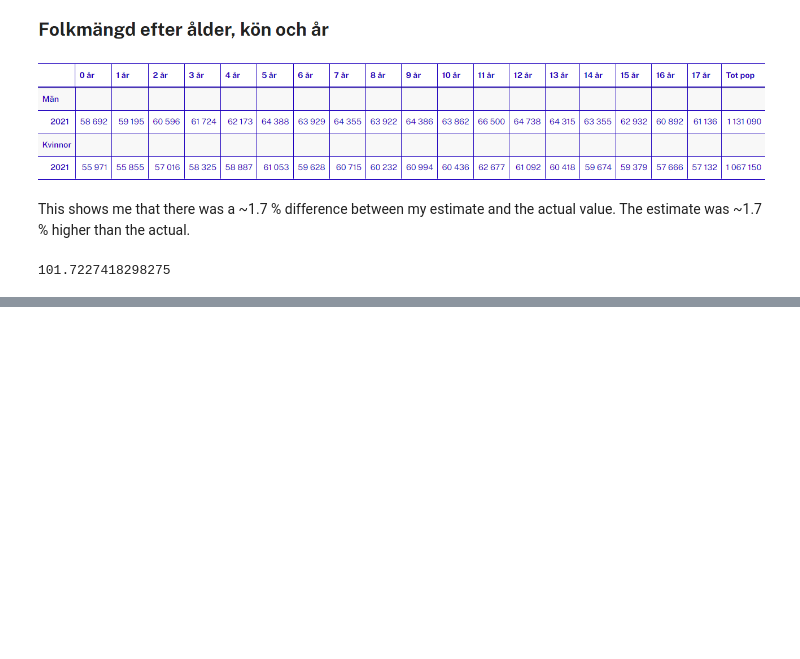
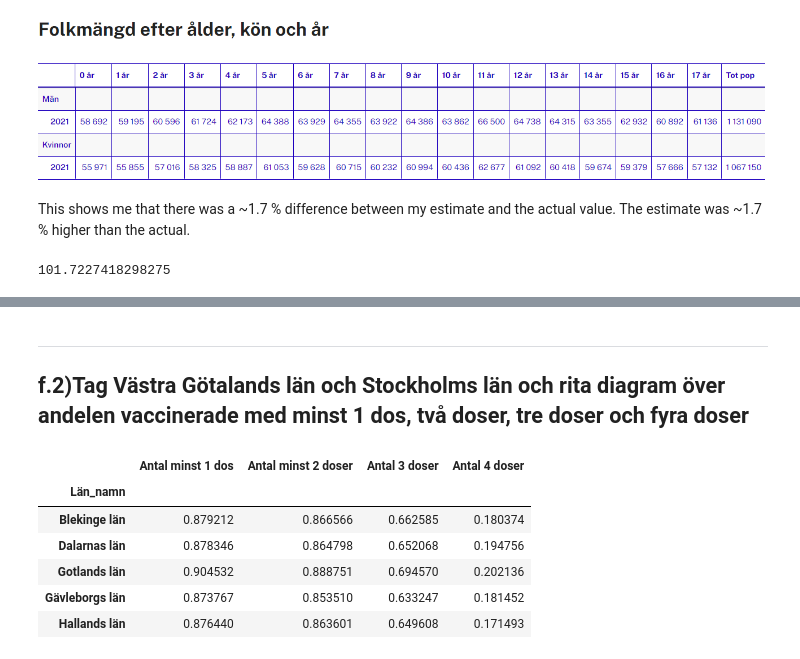
Before and after one commit to JonasBE13/Databehandling-Jonas-Bengtstrom, a Jupyter notebook: LABB 1/Labb_exercise_2.ipynb, the cells around one changed output, grey strips where cells are left out. Drawn from its saved outputs; the diff is of its cells as text; code cells hidden in the pictures; blank space fills up the shorter version.

```diff
--- a/LABB 1/Labb_exercise_2.ipynb
+++ b/LABB 1/Labb_exercise_2.ipynb
@@ -127,0 +129,18 @@ fig.write_html("Visualiseringar/swedish_population_ages_12_90.html")
+# %%
+län_group = df.groupby(["Län_namn"]) # grouping by län
+län_group.head()
+län_group.get_group("Kalmar län")
+# %%
+# Got this idea from Andreas. Creating a new DataFrame with more readable data.
+# Easier to work with and presents more clear data, since I don't care about ages etc for this task.
+
+# Noticed how 'antal x doser' changes format for every 1,2,3rd dose.
+# "Antal minst 1 dos", "Antal minst 2 dosER", "Antal 3 dosER". Almost caught me out.
+df_andel_dos = pd.DataFrame()
+df_andel_dos["Antal minst 1 dos"] = län_group["Antal minst 1 dos"].sum() / län_group["Befolkning"].sum()
+df_andel_dos["Antal minst 2 doser"] = län_group["Antal minst 2 doser"].sum() / län_group["Befolkning"].sum()
+df_andel_dos["Antal 3 doser"] = län_group["Antal 3 doser"].sum() / län_group["Befolkning"].sum()
+
+# New, neat DataFrame.
+# this dataframe is representing 'Antal minst 1 dos' etc. divided by that regions population
+df_andel_dos.head()
@@ -127,0 +164,15 @@ fig.write_html("Visualiseringar/swedish_population_ages_12_90.html")
+# %% [markdown]
+___
+## f.2)Tag Västra Götalands län och Stockholms län och rita diagram över andelen vaccinerade med minst 1 dos, två doser, tre doser och fyra doser
+# %%
+# adding 4th dose to DataFrame
+df_andel_dos["Antal 4 doser"] = län_group["Antal 4 doser"].sum() / län_group["Befolkning"].sum()
+df_andel_dos.head()
+# %% [output]
+|  | Antal minst 1 dos | Antal minst 2 doser | Antal 3 doser | Antal 4 doser |
+| Län_namn |  |  |  |  |
+| Blekinge län | 0.879212 | 0.866566 | 0.662585 | 0.180374 |
+| Dalarnas län | 0.878346 | 0.864798 | 0.652068 | 0.194756 |
+| Gotlands län | 0.904532 | 0.888751 | 0.694570 | 0.202136 |
+| Gävleborgs län | 0.873767 | 0.853510 | 0.633247 | 0.181452 |
+| Hallands län | 0.876440 | 0.863601 | 0.649608 | 0.171493 |
```
Also changed, not shown: parts of 13 cells of this notebook, 2 other files.
